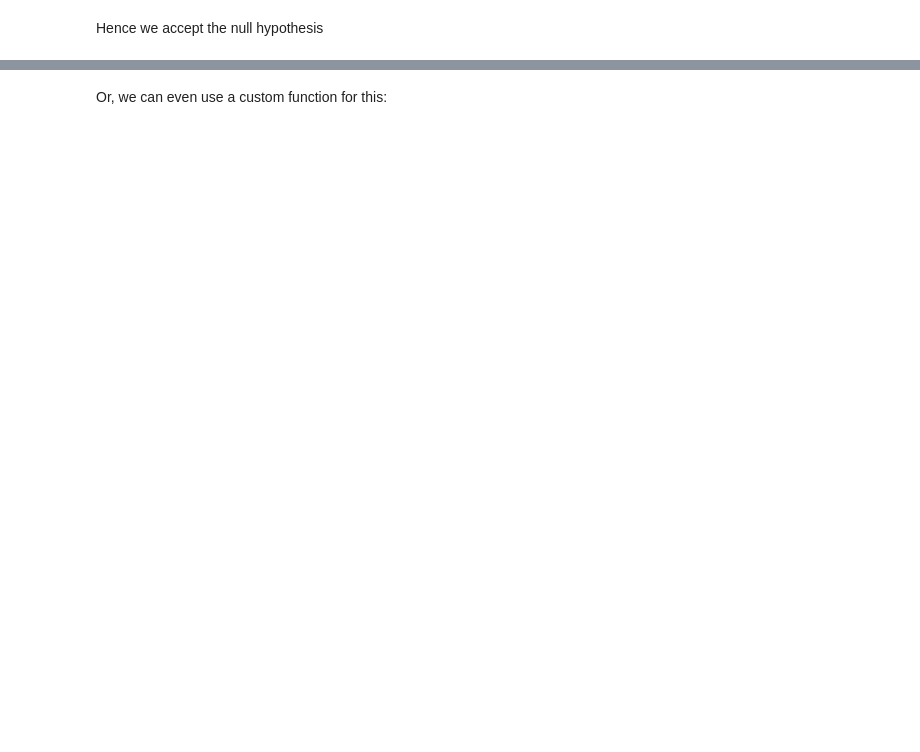
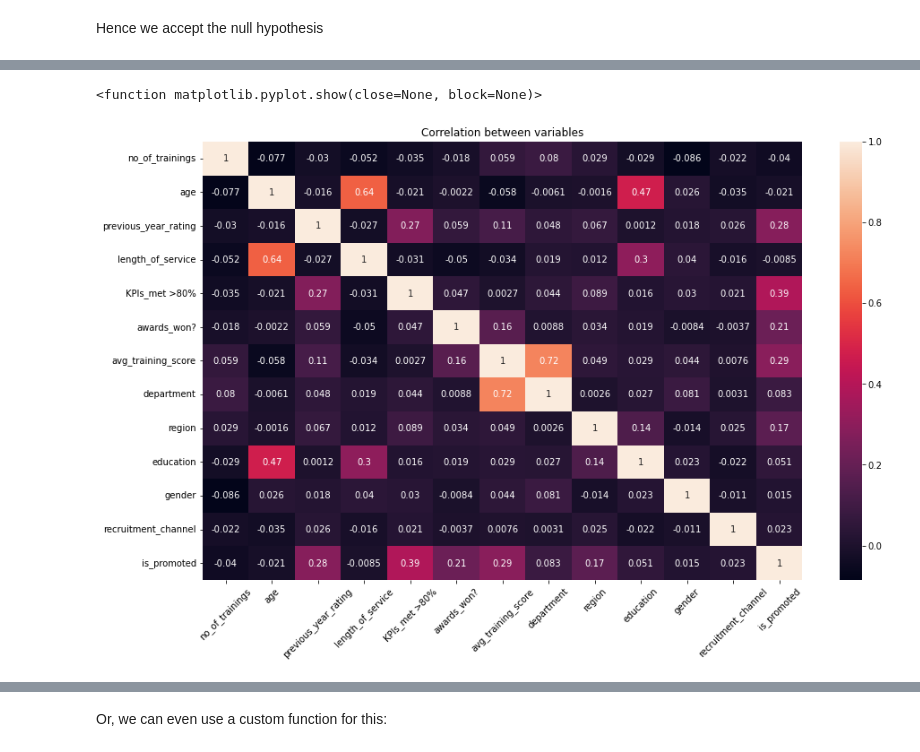
Before and after one commit to SamuelkohP04/Machine-Learning-with-HR-Analytics, a Jupyter notebook: ML_Assignment_2.ipynb, the cells around one changed output, grey strips where cells are left out. Cells and saved outputs as stored; diff of their text form; code cells hidden in the pictures; blank space fills up the shorter version.

```diff
--- a/ML_Assignment_2.ipynb
+++ b/ML_Assignment_2.ipynb
@@ -435,0 +475,11 @@ xlabel
+# %%
+#checking for correlation using spearman method
+plt.figure(figsize=(15,9))
+correlation_matrix=hrAnalytics.corr(method = 'spearman')
+sns.heatmap(correlation_matrix, xticklabels=correlation_matrix.columns, yticklabels=correlation_matrix.columns, annot = True)
+plt.xticks( rotation=45)
+plt.title('Correlation between variables')
+plt.show
+# %% [output]
+<function matplotlib.pyplot.show(close=None, block=None)>
+[figure, added]
```
Also changed, not shown: parts of 29 cells of this notebook, 1 other file.
